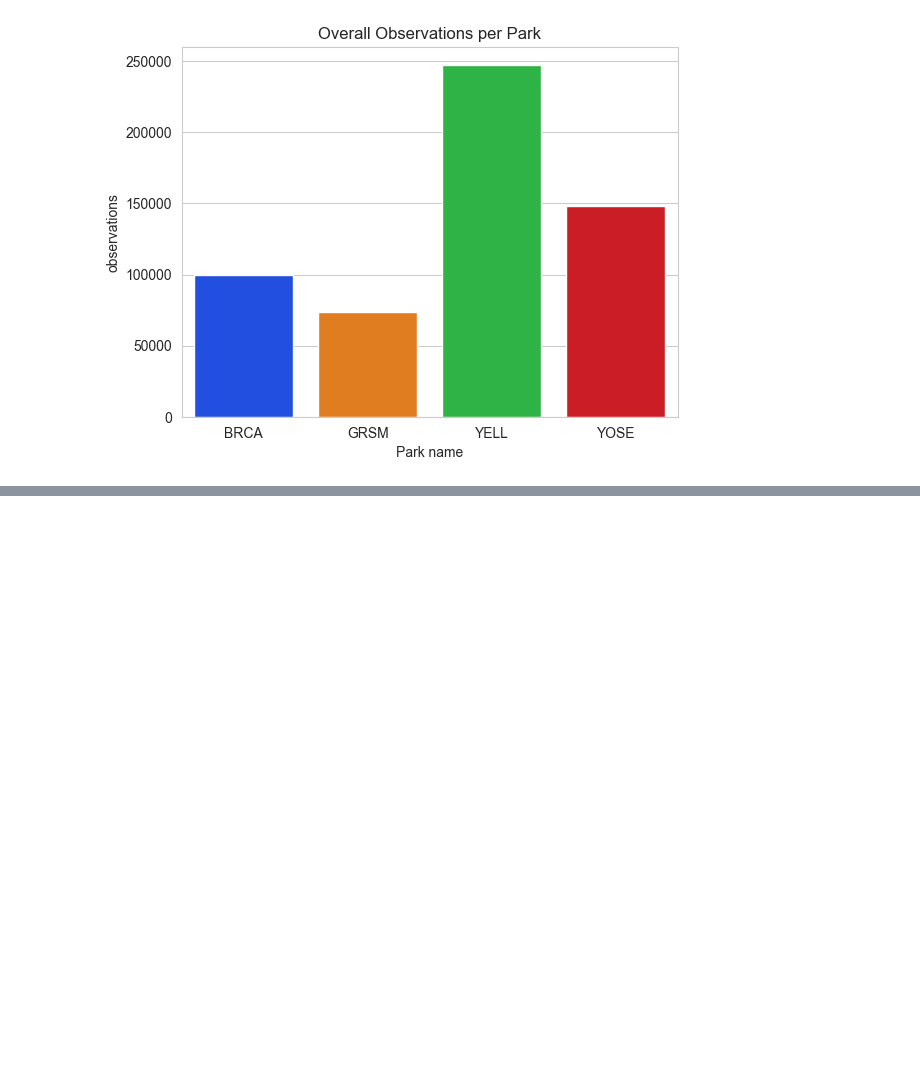
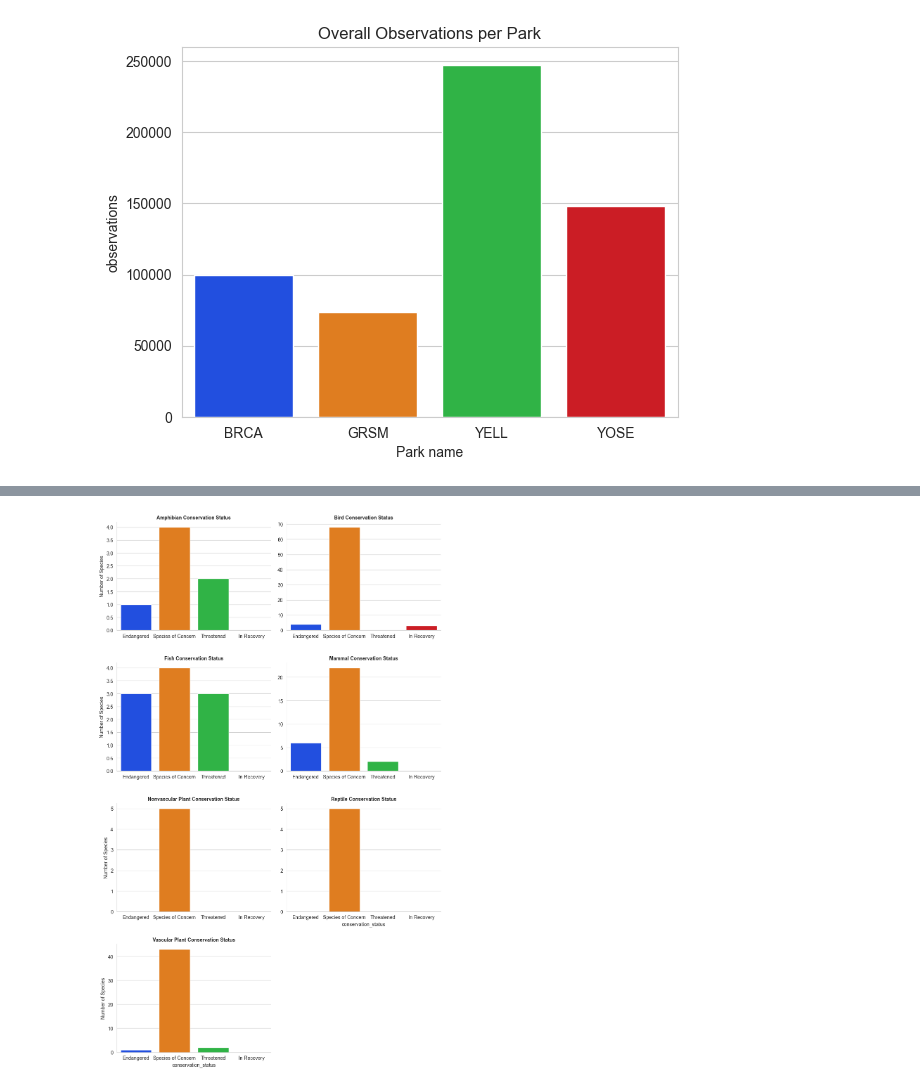
Before and after one commit to Phillus1999/data_science_porfolio_projects, a Jupyter notebook: biodiversity_starter/biodiversity.ipynb, the cells around one changed output, grey strips where cells are left out. Saved outputs shown, nothing was run; the diff lists cells and outputs as text; code cells hidden in the pictures; blank space fills up the shorter version.

Commit message:
add endangerment plots for biodiversity project

```diff
--- a/biodiversity_starter/biodiversity.ipynb
+++ b/biodiversity_starter/biodiversity.ipynb
@@ -146,0 +162,5 @@ observations_info.describe()
+# %%
+# show conservation status per category
+conservation_status_by_category = species_info.groupby(['category', 'conservation_status']).scientific_name.count().reset_index()
+conservation_status_by_category = conservation_status_by_category[~conservation_status_by_category.conservation_status.isin(['No Intervention'])]
+conservation_status_by_category
@@ -146,0 +186,10 @@ observations_info.describe()
+# %%
+# create a countplot of conservation status by category
+grid = sns.FacetGrid(data=conservation_status_by_category, col='category', col_wrap=2, height=4, aspect=1.25, sharey=False, sharex=False)
+grid.map(sns.barplot, 'conservation_status', 'scientific_name', palette='bright', hue='conservation_status', data=conservation_status_by_category, order=conservation_status_by_category.conservation_status.unique())
+grid.set_titles('{col_name} Conservation Status', fontsize=16, fontweight='bold')
+grid.set_ylabels('Number of Species')
+plt.subplots_adjust(hspace=0.3, wspace=0.1)
+plt.show()
+# %% [output]
+[figure, added]
```
Also changed, not shown: parts of 3 cells of this notebook.
